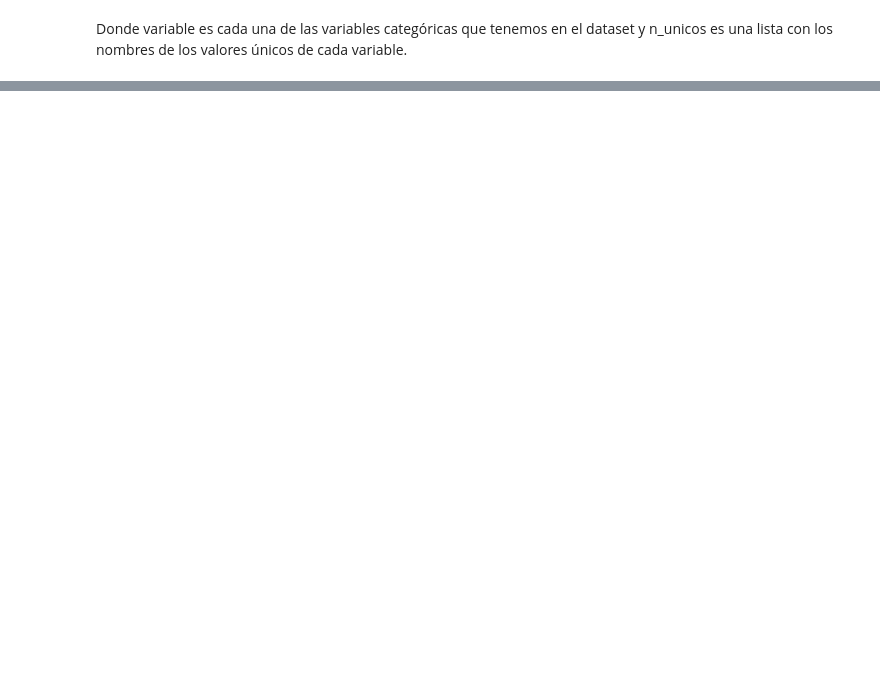
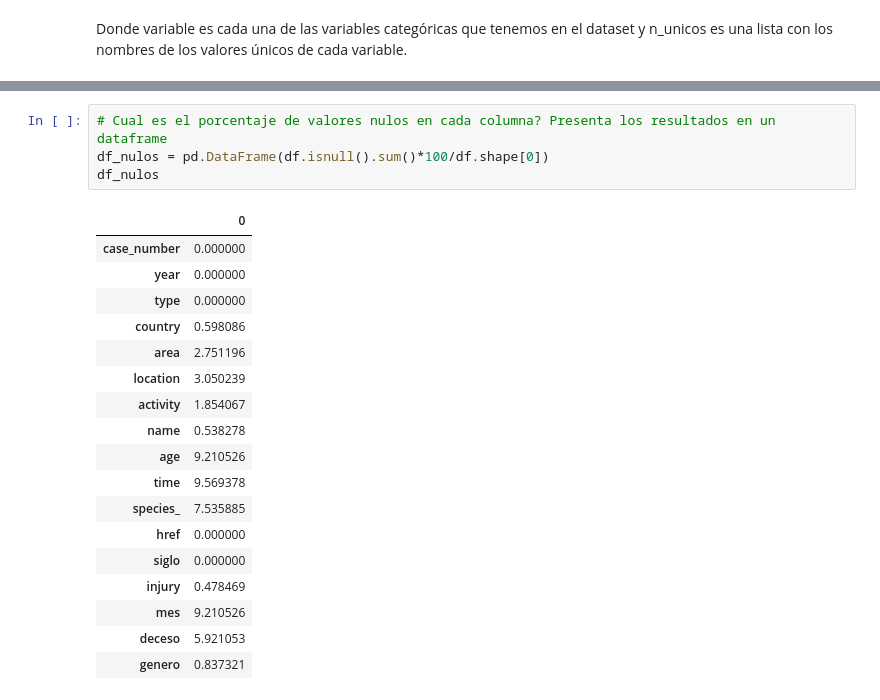
Before and after one commit to Adalab/DA-promoc-modulo-02-sprint-02-sandra-ana, a Jupyter notebook: EDA/01-EDA-1.ipynb, the cells around one changed output, grey strips where cells are left out. Drawn from its saved outputs; the diff is of its cells as text; blank space fills up the shorter version.

```diff
--- a/EDA/01-EDA-1.ipynb
+++ b/EDA/01-EDA-1.ipynb
@@ -62,0 +59,23 @@ categoricas.head()
+# %%
+# Cual es el porcentaje de valores nulos en cada columna? Presenta los resultados en un dataframe
+df_nulos = pd.DataFrame(df.isnull().sum()*100/df.shape[0])
+df_nulos
+# %% [output]
+|  | 0 |
+| case_number | 0.000000 |
+| year | 0.000000 |
+| type | 0.000000 |
+| country | 0.598086 |
+| area | 2.751196 |
+| location | 3.050239 |
+| activity | 1.854067 |
+| name | 0.538278 |
+| age | 9.210526 |
+| time | 9.569378 |
+| species_ | 7.535885 |
+| href | 0.000000 |
+| siglo | 0.000000 |
+| injury | 0.478469 |
+| mes | 9.210526 |
+| deceso | 5.921053 |
+| genero | 0.837321 |
```
Also changed, not shown: parts of 23 cells of this notebook.
